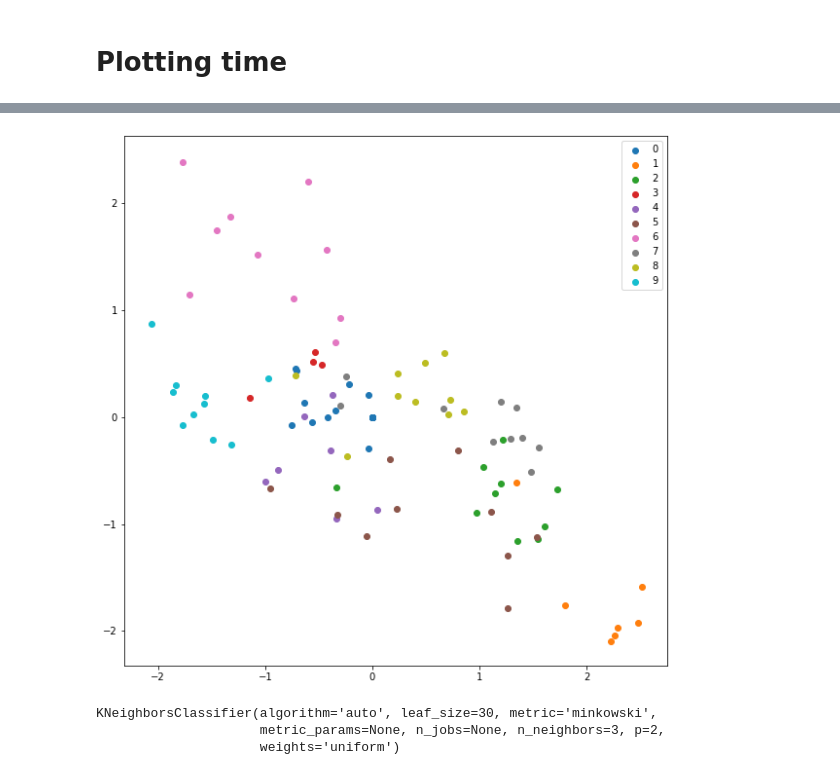
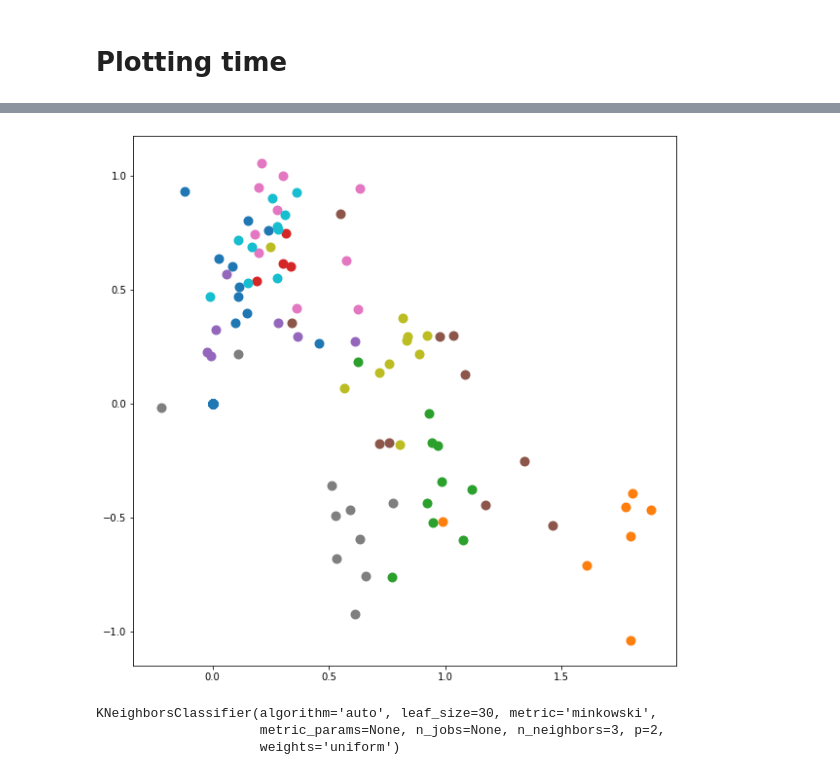
Before and after one commit to reneang17/authorencoder, a Jupyter notebook: notebooks/modeling_local.ipynb, the cells around one changed output, grey strips where cells are left out. Saved outputs shown, nothing was run; the diff lists cells and outputs as text; code cells hidden in the pictures.

```diff
--- a/notebooks/modeling_local.ipynb
+++ b/notebooks/modeling_local.ipynb
@@ -207,8 +234,22 @@ plot_embeddings(train_embeddings_otl, train_labels_otl, save_plot='training.png'
-# %%
-valid_embeddings_otl, valid_labels_otl = extract_embeddings(valid_Loader, MODEL, AUTHOR_DIM)
-plot_embeddings(valid_embeddings_otl, valid_labels_otl,save_plot='testing.png')
-# %% [output]
-[figure, removed]
+# %%
+
+def plot_embeddings(embeddings, targets, xlim=None, ylim=None,  save_plot= None):
+    plt.figure(figsize=(10,10))
+    for i in range(10):
+        inds = np.where(targets==i)[0]
+        plt.scatter(embeddings[inds,0], embeddings[inds,1], alpha=1, linewidths=4 )#, color=colors[i])
+    if xlim:
+        plt.xlim(xlim[0], xlim[1])
+    if ylim:
+        plt.ylim(ylim[0], ylim[1])
+    #plt.legend(mnist_classes, )
+    if save_plot!=None:
+        plt.savefig('../media/'+save_plot)
+
+valid_embeddings_otl, valid_labels_otl = extract_embeddings(valid_Loader, MODEL, AUTHOR_DIM)
+plot_embeddings(valid_embeddings_otl, valid_labels_otl,save_plot='testing.png')
+# %% [output]
+[figure, added]
 # %%
 from sklearn.neighbors import KNeighborsClassifier as KNC
 KNN = KNC(n_neighbors=3)
```
Also changed, not shown: parts of 7 cells of this notebook, 7 other files.
